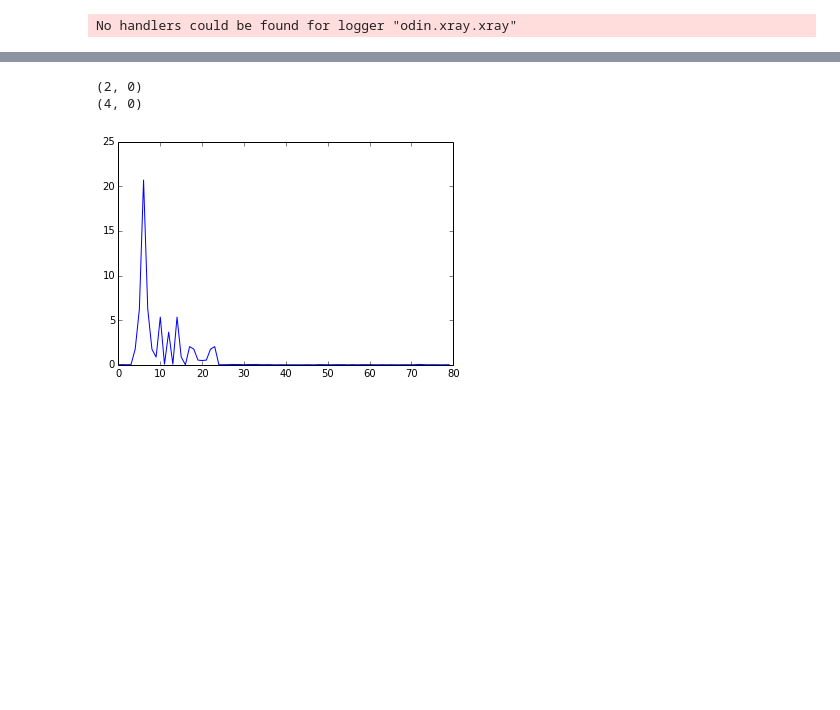
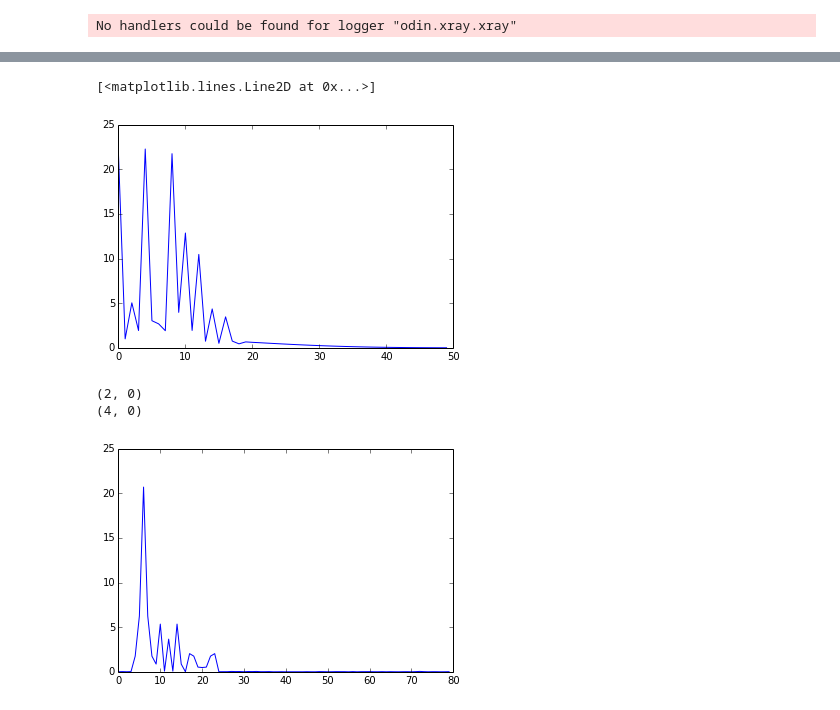
Before and after one commit to tjlane/cxs-theory, a Jupyter notebook: analysis/sparse_corr_test.ipynb, the cells around one changed output, grey strips where cells are left out. Saved outputs shown, nothing was run; the diff lists cells and outputs as text; code cells hidden in the pictures; blank space fills up the shorter version.

```diff
--- a/analysis/sparse_corr_test.ipynb
+++ b/analysis/sparse_corr_test.ipynb
@@ -33,6 +36,11 @@ show()
 # %%
 savetxt('tmp_leg.dat', l_expansion)
 #gk_opt = core.AutocorrRegressor(l_expansion, alpha=0.1)
+# %%
+plot(core.AutocorrRegressor._C_lbd_to_M(l_expansion))
+# %% [output]
+[<matplotlib.lines.Line2D at 0x...>]
+[figure, added]
 # %%
 Gk_mag = np.square(np.abs(Gk_v))
 plot(Gk_mag)
```
Also changed, not shown: parts of 2 cells of this notebook, 1 other file.
